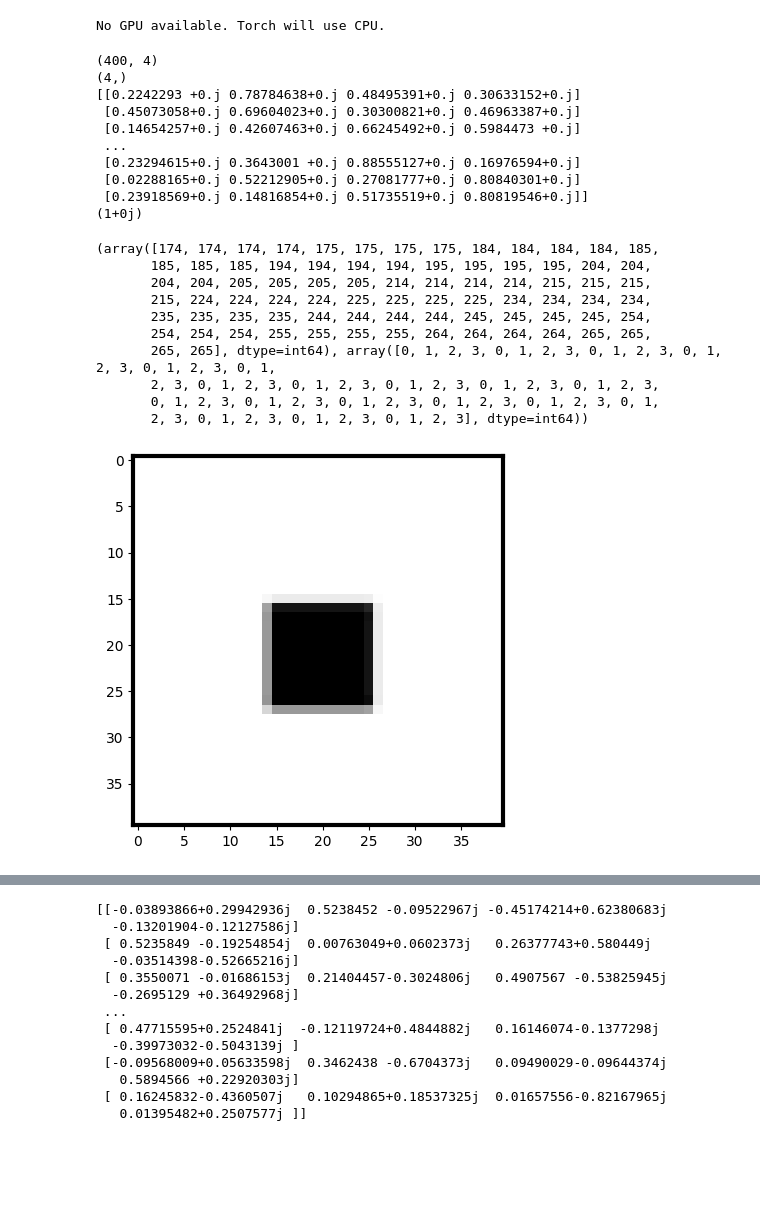
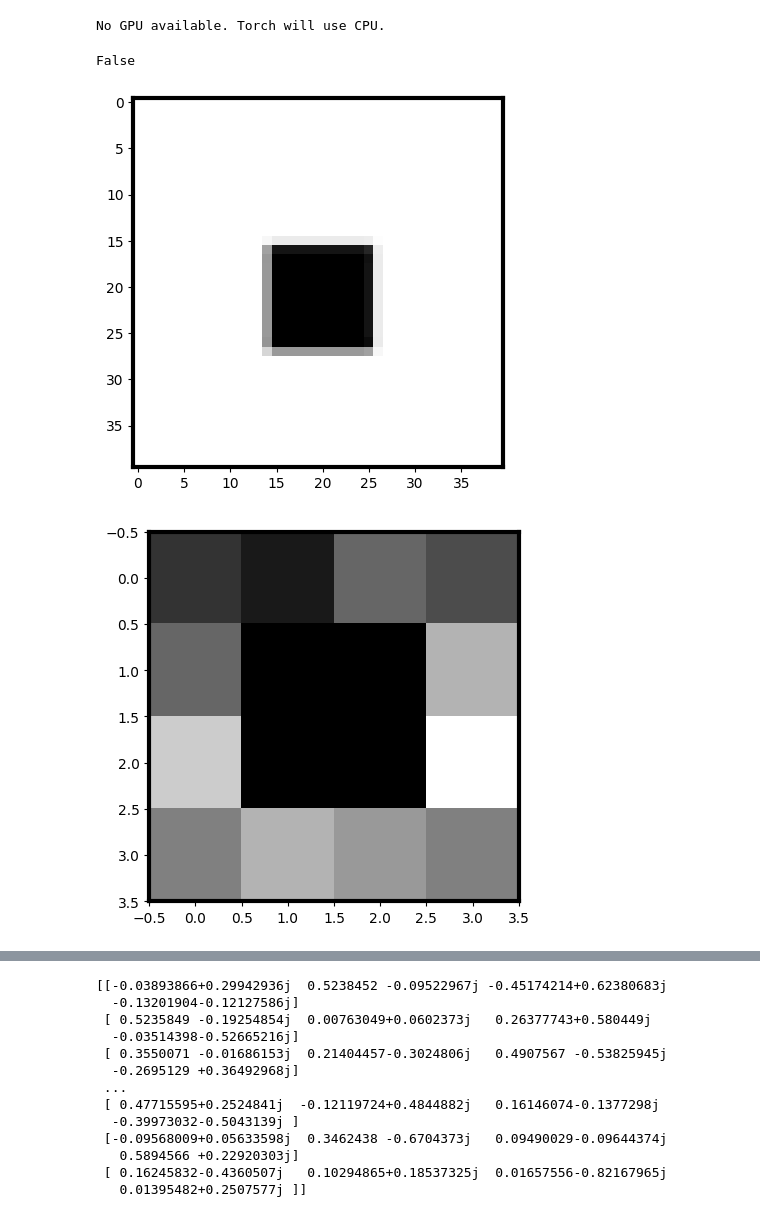
Before and after one commit to Neben5/QuantGenMdl, a Jupyter notebook: dog.ipynb, the cells around one changed output, grey strips where cells are left out. Drawn from its saved outputs; the diff is of its cells as text; code cells hidden in the pictures; blank space fills up the shorter version.

```diff
--- a/dog.ipynb
+++ b/dog.ipynb
@@ -32,23 +34,8 @@ def generate_training(values: np.array, n_train: int, scale: float, seed=None):
     states = (noise*scale) + values
     states/=np.tile(np.linalg.norm(states, axis=1).reshape(1,n_train), (n,1)).T
     return states
-# %%
-a = generate_training(normalized, 400, 2)
-print(a)
-
-print(a[0][0]**2 + a[0][1]**2 + a[0][2]**2 + a[0][3]**2)
-# %% [output]
-(400, 4)
-(4,)
-[[0.2242293 +0.j 0.78784638+0.j 0.48495391+0.j 0.30633152+0.j]
- [0.45073058+0.j 0.69604023+0.j 0.30300821+0.j 0.46963387+0.j]
- [0.14654257+0.j 0.42607463+0.j 0.66245492+0.j 0.5984473 +0.j]
- ...
- [0.23294615+0.j 0.3643001 +0.j 0.88555127+0.j 0.16976594+0.j]
- [0.02288165+0.j 0.52212905+0.j 0.27081777+0.j 0.80840301+0.j]
- [0.23918569+0.j 0.14816854+0.j 0.51735519+0.j 0.80819546+0.j]]
-(1+0j)
 # %%
+#will not work with mixed state probabilities
 from PIL import Image
 scale = 40
 img = Image.open('images.png')
@@ -61,34 +48,30 @@ img_resized.save('dog_resized_greyscale.jpg')
 collapsed_array = np.zeros(img_array.size)
 
 for i in range(0, img_array.size):
-    collapsed_array[i] = img_array[int(i/40)][i%40]
-
-
+    collapsed_array[i] = img_array[int(i/scale)][i%scale]
 
 test_data = np.zeros((int(img_array.size / 4), 4)) + 1j * np.zeros((int(img_array.size / 4), 4))
+temp_normalize = max(collapsed_array) * 4
 for i in range(0, int(img_array.size / 4)):
-    test_data[i] = ie.normalize(collapsed_array[4*i : 4*i+4]) + 1j * np.zeros(4)
+    test_data[i] = collapsed_array[4*i : 4*i+4] / temp_normalize + 1j * np.zeros(4)
 
 plt.imshow(img_array, cmap='grey',interpolation = 'nearest')
 
 # Find where NaN values are
-nan_mask = np.isnan(test_data)
+print(np.isnan(test_data).any())
 
 # Get the indices of the NaN values
-nan_indices = np.where(nan_mask)
+#nan_indices = np.where(img_array)
 
-print(nan_indices)
+#print(nan_indices)
 # %% [output]
-(array([174, 174, 174, 174, 175, 175, 175, 175, 184, 184, 184, 184, 185,
-       185, 185, 185, 194, 194, 194, 194, 195, 195, 195, 195, 204, 204,
-       204, 204, 205, 205, 205, 205, 214, 214, 214, 214, 215, 215, 215,
-       215, 224, 224, 224, 224, 225, 225, 225, 225, 234, 234, 234, 234,
-       235, 235, 235, 235, 244, 244, 244, 244, 245, 245, 245, 245, 254,
-       254, 254, 254, 255, 255, 255, 255, 264, 264, 264, 264, 265, 265,
-       265, 265], dtype=int64), array([0, 1, 2, 3, 0, 1, 2, 3, 0, 1, 2, 3, 0, 1, 2, 3, 0, 1, 2, 3, 0, 1,
-       2, 3, 0, 1, 2, 3, 0, 1, 2, 3, 0, 1, 2, 3, 0, 1, 2, 3, 0, 1, 2, 3,
-       0, 1, 2, 3, 0, 1, 2, 3, 0, 1, 2, 3, 0, 1, 2, 3, 0, 1, 2, 3, 0, 1,
-       2, 3, 0, 1, 2, 3, 0, 1, 2, 3, 0, 1, 2, 3], dtype=int64))
+False
 [figure]
+# %%
+temp_test = np.array([[0.2, 0.1, 0.4, 0.3], [0.4, 0, 0, 0.7], [0.8, 0, 0, 1], [0.5, 0.7, 0.6, 0.5]])
+plt.imshow(temp_test, cmap='grey',interpolation = 'nearest')
+temp_test = temp_test.flatten()
+# %% [output]
+[figure, added]
 # %%
 #generate diffusion data
```
Also changed, not shown: parts of 7 cells of this notebook, 45 other files.
